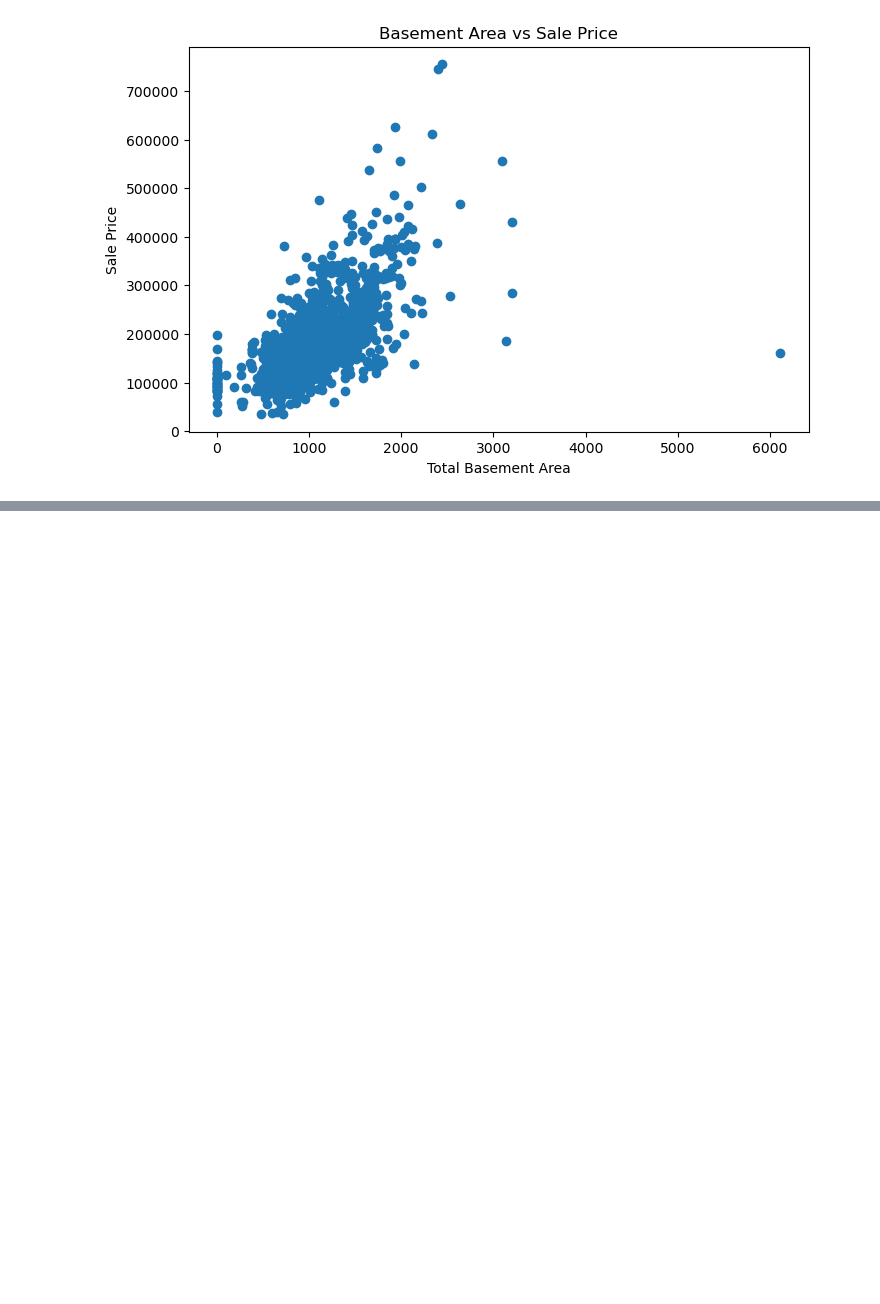
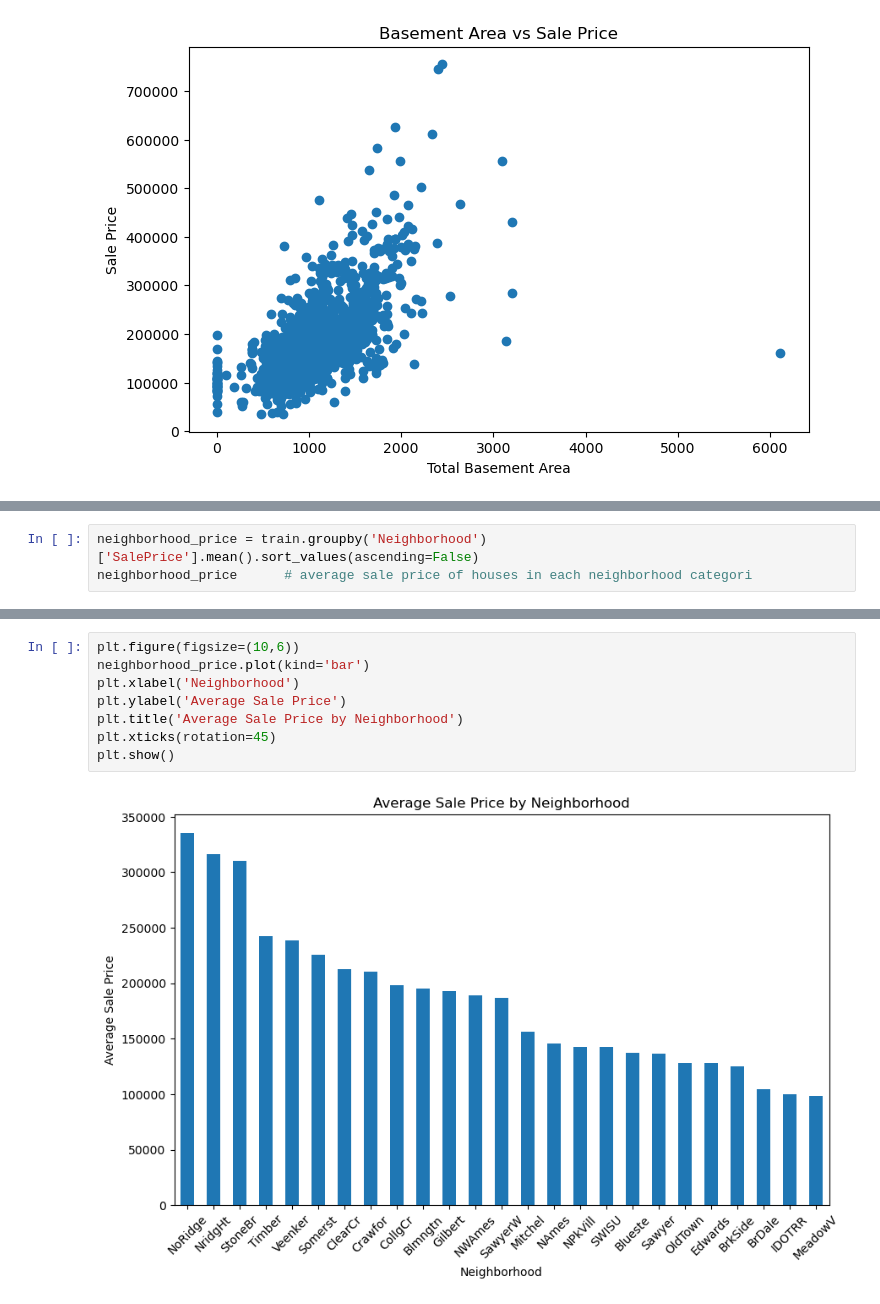
Before and after one commit to pawarsakshi6080-cloud/house-price-prediction-, a Jupyter notebook: notebook/house_price_prediction.ipynb, the cells around one changed output, grey strips where cells are left out. Cells and saved outputs as stored; diff of their text form; blank space fills up the shorter version.

```diff
--- a/notebook/house_price_prediction.ipynb
+++ b/notebook/house_price_prediction.ipynb
@@ -220,0 +256,3 @@ plt.show()
+# %%
+neighborhood_price = train.groupby('Neighborhood')['SalePrice'].mean().sort_values(ascending=False)
+neighborhood_price      # average sale price of houses in each neighborhood categori
@@ -220,0 +277,10 @@ plt.show()
+# %%
+plt.figure(figsize=(10,6))
+neighborhood_price.plot(kind='bar')
+plt.xlabel('Neighborhood')
+plt.ylabel('Average Sale Price')
+plt.title('Average Sale Price by Neighborhood')
+plt.xticks(rotation=45)
+plt.show()
+# %% [output]
+[figure, added]
```
Also changed, not shown: parts of 13 cells of this notebook.
